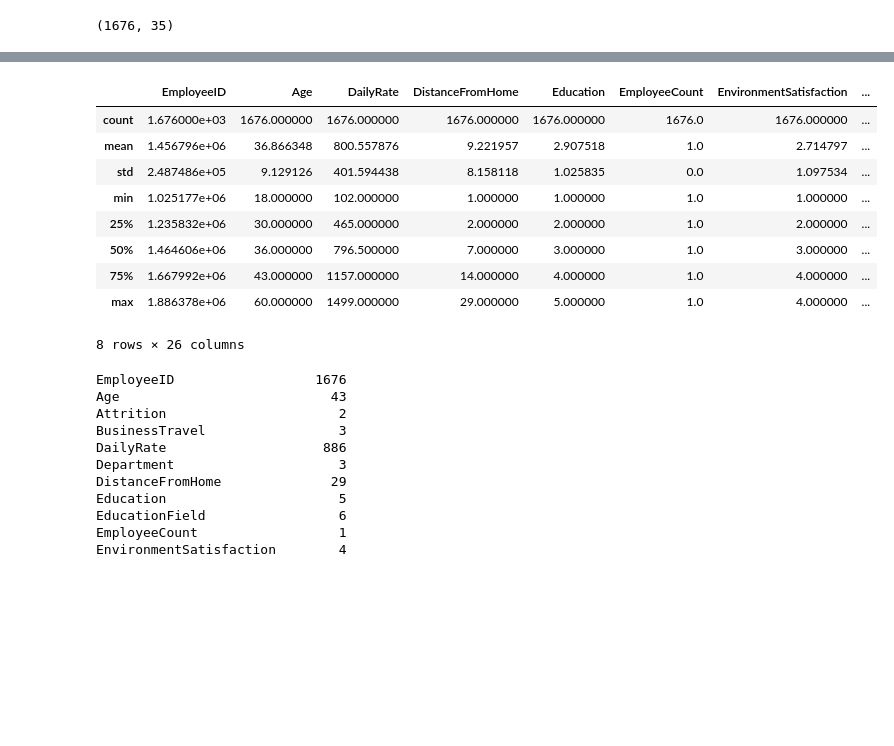
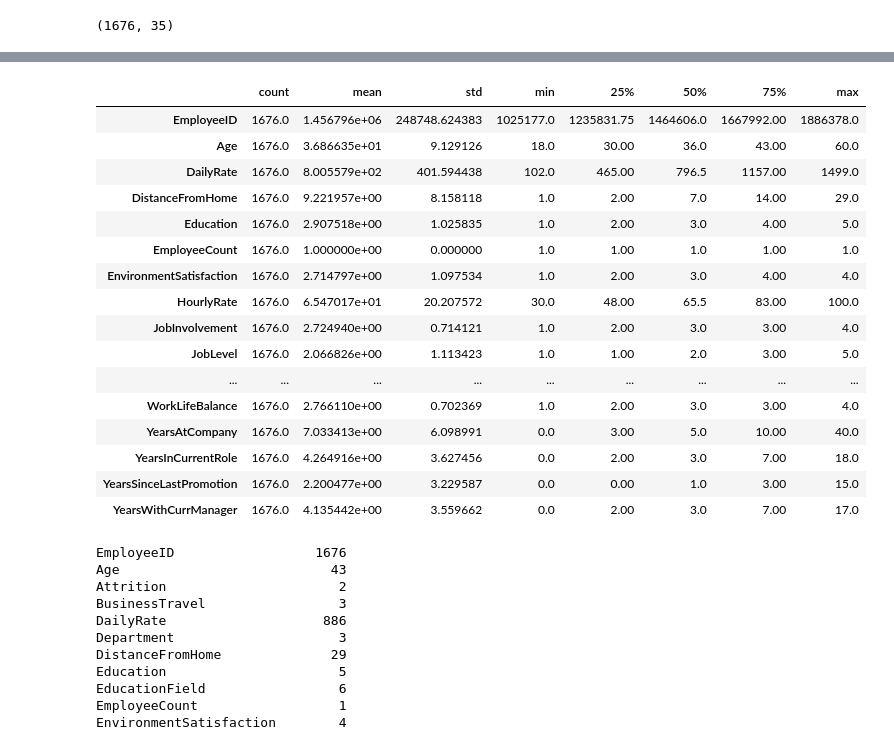
Before and after one commit to Marcos-Verdi/DA_Cls_healthcareAttrition, a Jupyter notebook: healthcare_attrition_analysis.ipynb, the cells around one changed output, grey strips where cells are left out. Drawn from its saved outputs; the diff is of its cells as text; code cells hidden in the pictures; blank space fills up the shorter version.

```diff
--- a/healthcare_attrition_analysis.ipynb
+++ b/healthcare_attrition_analysis.ipynb
@@ -47,16 +47,23 @@ memory usage: 399.4+ KB
 # %%
-df.describe()
+df.describe().T
 # %% [output]
-|  | EmployeeID | Age | DailyRate | DistanceFromHome | Education | EmployeeCount | EnvironmentSatisfaction | ... |
-| count | 1.676000e+03 | 1676.000000 | 1676.000000 | 1676.000000 | 1676.000000 | 1676.0 | 1676.000000 | ... |
-| mean | 1.456796e+06 | 36.866348 | 800.557876 | 9.221957 | 2.907518 | 1.0 | 2.714797 | ... |
-| std | 2.487486e+05 | 9.129126 | 401.594438 | 8.158118 | 1.025835 | 0.0 | 1.097534 | ... |
-| min | 1.025177e+06 | 18.000000 | 102.000000 | 1.000000 | 1.000000 | 1.0 | 1.000000 | ... |
-| 25% | 1.235832e+06 | 30.000000 | 465.000000 | 2.000000 | 2.000000 | 1.0 | 2.000000 | ... |
-| 50% | 1.464606e+06 | 36.000000 | 796.500000 | 7.000000 | 3.000000 | 1.0 | 3.000000 | ... |
-| 75% | 1.667992e+06 | 43.000000 | 1157.000000 | 14.000000 | 4.000000 | 1.0 | 4.000000 | ... |
-| max | 1.886378e+06 | 60.000000 | 1499.000000 | 29.000000 | 5.000000 | 1.0 | 4.000000 | ... |
+|  | count | mean | std | min | 25% | 50% | 75% | max |
+| EmployeeID | 1676.0 | 1.456796e+06 | 248748.624383 | 1025177.0 | 1235831.75 | 1464606.0 | 1667992.00 | 1886378.0 |
+| Age | 1676.0 | 3.686635e+01 | 9.129126 | 18.0 | 30.00 | 36.0 | 43.00 | 60.0 |
+| DailyRate | 1676.0 | 8.005579e+02 | 401.594438 | 102.0 | 465.00 | 796.5 | 1157.00 | 1499.0 |
+| DistanceFromHome | 1676.0 | 9.221957e+00 | 8.158118 | 1.0 | 2.00 | 7.0 | 14.00 | 29.0 |
+| Education | 1676.0 | 2.907518e+00 | 1.025835 | 1.0 | 2.00 | 3.0 | 4.00 | 5.0 |
+| EmployeeCount | 1676.0 | 1.000000e+00 | 0.000000 | 1.0 | 1.00 | 1.0 | 1.00 | 1.0 |
+| EnvironmentSatisfaction | 1676.0 | 2.714797e+00 | 1.097534 | 1.0 | 2.00 | 3.0 | 4.00 | 4.0 |
+| HourlyRate | 1676.0 | 6.547017e+01 | 20.207572 | 30.0 | 48.00 | 65.5 | 83.00 | 100.0 |
+| JobInvolvement | 1676.0 | 2.724940e+00 | 0.714121 | 1.0 | 2.00 | 3.0 | 3.00 | 4.0 |
+| JobLevel | 1676.0 | 2.066826e+00 | 1.113423 | 1.0 | 1.00 | 2.0 | 3.00 | 5.0 |
+| ... | ... | ... | ... | ... | ... | ... | ... | ... |
+| WorkLifeBalance | 1676.0 | 2.766110e+00 | 0.702369 | 1.0 | 2.00 | 3.0 | 3.00 | 4.0 |
+| YearsAtCompany | 1676.0 | 7.033413e+00 | 6.098991 | 0.0 | 3.00 | 5.0 | 10.00 | 40.0 |
+| YearsInCurrentRole | 1676.0 | 4.264916e+00 | 3.627456 | 0.0 | 2.00 | 3.0 | 7.00 | 18.0 |
+| YearsSinceLastPromotion | 1676.0 | 2.200477e+00 | 3.229587 | 0.0 | 0.00 | 1.0 | 3.00 | 15.0 |
+| YearsWithCurrManager | 1676.0 | 4.135442e+00 | 3.559662 | 0.0 | 2.00 | 3.0 | 7.00 | 17.0 |
-8 rows × 26 columns
 # %%
 df.nunique()
 # %% [output]
```
Also changed, not shown: parts of 46 cells of this notebook.
